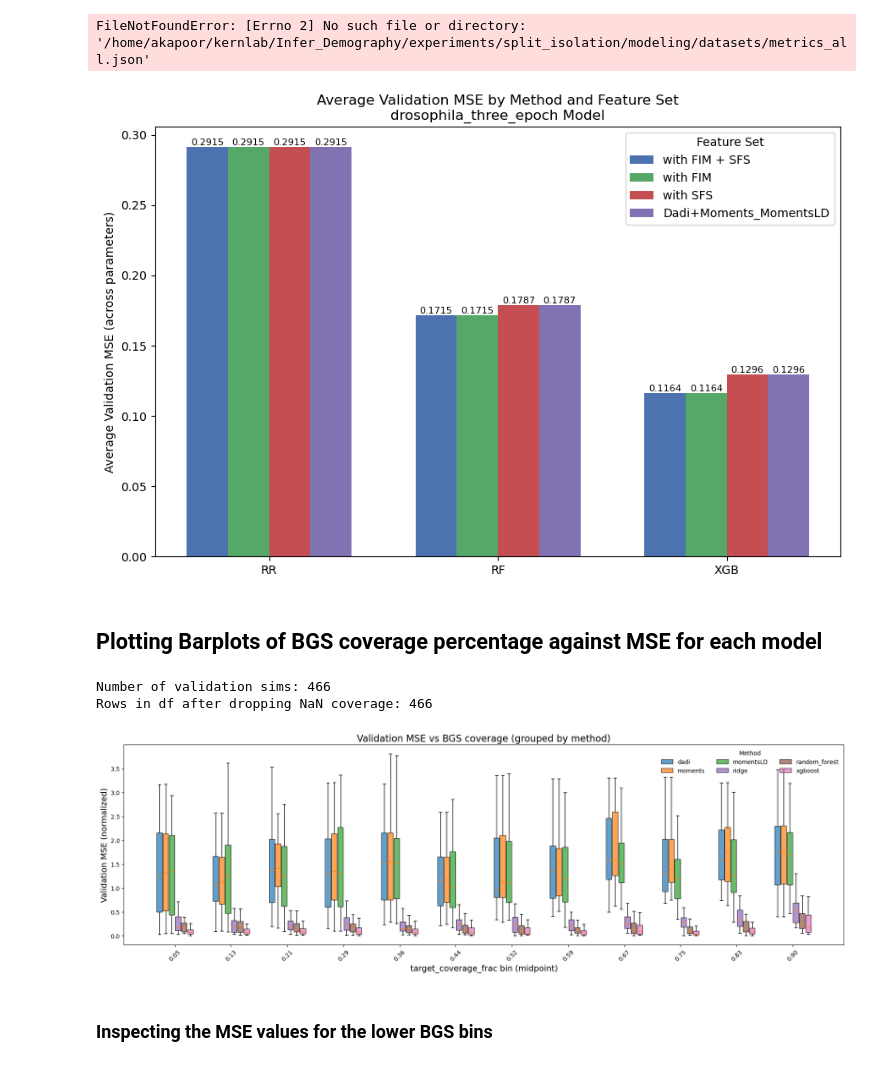
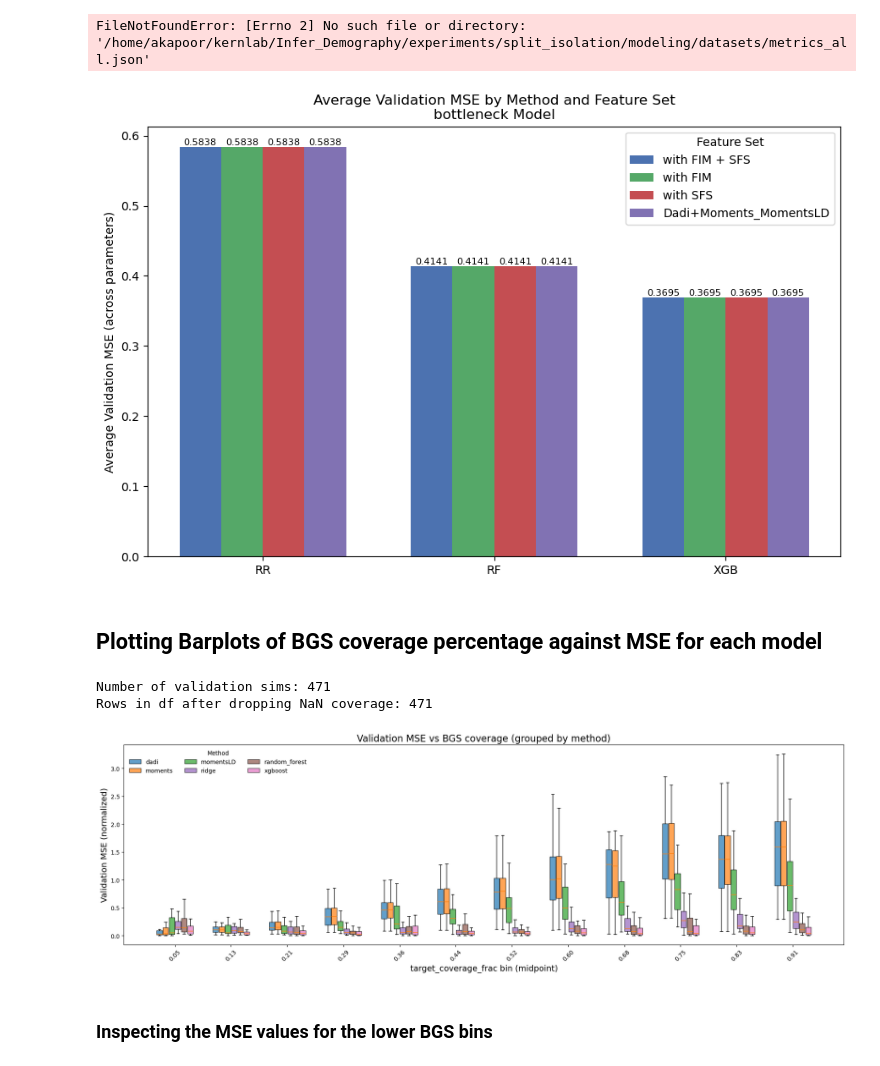
Before and after one commit to ak1376/Infer_Demography, a Jupyter notebook: notebooks/visualization.ipynb, the cells around one changed output. Saved outputs shown, nothing was run; the diff lists cells and outputs as text; code cells hidden in the pictures.

```diff
--- a/notebooks/visualization.ipynb
+++ b/notebooks/visualization.ipynb
@@ -149,13 +149,14 @@ import json
 import matplotlib.pyplot as plt
 import numpy as np
 
-experiment_name = 'drosophila_three_epoch'
+experiment_dir = 'experiments'
+experiment_name = 'bottleneck'
 model_type = 'modeling_wo_FIM_wo_SFSresids'
 
-metrics_path = f'/projects/kernlab/akapoor/Infer_Demography/experiments/{experiment_name}/{model_type}/datasets/metrics_all.json'
-ridge_path = f'/projects/kernlab/akapoor/Infer_Demography/experiments/{experiment_name}/{model_type}/linear_ridge/linear_model_error_ridge.json'
-rf_path = f'/projects/kernlab/akapoor/Infer_Demography/experiments/{experiment_name}/{model_type}/random_forest/random_forest_model_error.json'
-xgb_path = f'/projects/kernlab/akapoor/Infer_Demography/experiments/{experiment_name}/{model_type}/xgboost/xgb_model_error.json'
+metrics_path = f'/projects/kernlab/akapoor/Infer_Demography/{experiment_dir}/{experiment_name}/{model_type}/datasets/metrics_all.json'
+ridge_path = f'/projects/kernlab/akapoor/Infer_Demography/{experiment_dir}/{experiment_name}/{model_type}/linear_ridge/linear_model_error_ridge.json'
+rf_path = f'/projects/kernlab/akapoor/Infer_Demography/{experiment_dir}/{experiment_name}/{model_type}/random_forest/random_forest_model_error.json'
+xgb_path = f'/projects/kernlab/akapoor/Infer_Demography/{experiment_dir}/{experiment_name}/{model_type}/xgboost/xgb_model_error.json'
 with open(metrics_path) as f:
     metrics = json.load(f)
 with open(ridge_path) as f:
@@ -175,7 +176,7 @@ param_keys = set()
 for m_dict in model_dicts:
     if 'validation_mse' in m_dict:
         param_keys.update(m_dict['validation_mse'].keys())
-param_keys = sorted(param_keys)
+param_keys = sorted(param_keys - {'bgs_target_coverage_frac'})
 
 for param in param_keys:
     mse_dict = {}
@@ -279,7 +278,7 @@ import json, os
 import matplotlib.pyplot as plt
 import numpy as np
 
-experiment_name = 'drosophila_three_epoch'
+experiment_name = 'bottleneck'
 # Set to 'constrained_analysis' if you want to look at constrained analysis results, otherwise leave as None
 analysis_type = None  # Change to 'constrained_analysis' if needed
 
@@ -355,7 +354,7 @@ ax.legend(title="Feature Set")
 plt.tight_layout()
 plt.show()
 # %% [output]
-[figure, old version]
+[figure, new version]
 # %%
 import pickle
 with open('/sietch_colab/akapoor/Infer_Demography/experiments/split_isolation/modeling_w_FIM_w_SFSresids/random_forest/random_forest_mdl_obj.pkl', 'rb') as f:
@@ -375,10 +374,10 @@ import matplotlib.pyplot as plt
 # 1. Load validation features to get sim IDs
 # ------------------------------------------------------------------------------
 
-model = 'drosophila_three_epoch'
+model = 'IM_symmetric'
 model_type = 'modeling_wo_FIM_wo_SFSresids'
 
-val_feat_path = f"/home/akapoor/kernlab/Infer_Demography/experiments/{model}/{model_type}/datasets/validation_features.pkl"
+val_feat_path = f"/home/akapoor/kernlab/Infer_Demography/experiments/{model}/{model_type}/datasets/val_features.pkl"
 with open(val_feat_path, "rb") as f:
     validation_features = pickle.load(f)
 
@@ -405,10 +404,10 @@ coverage_vals = np.array(coverage_vals)
 # ------------------------------------------------------------------------------
 datasets_dir = Path(f"/home/akapoor/kernlab/Infer_Demography/experiments/{model}/{model_type}/datasets")
 
-with open(datasets_dir / "normalized_validation_features.pkl", "rb") as f:
+with open(datasets_dir / "normalized_val_features.pkl", "rb") as f:
     X_val = pickle.load(f)
 
-with open(datasets_dir / "normalized_validation_targets.pkl", "rb") as f:
+with open(datasets_dir / "normalized_val_targets.pkl", "rb") as f:
     y_val = pickle.load(f)
 
 param_names = list(y_val.columns)
@@ -526,36 +525,36 @@ for i, method in enumerate(methods):
     if all(len(g) == 0 for g in groups):
         continue
 
     bp = ax.boxplot(
         groups,
         positions=positions,
         widths=width * 0.9,
         showfliers=False,
         patch_artist=True,
         manage_ticks=False,
     )
 
     for patch in bp["boxes"]:
         patch.set_facecolor(colors[method])
         patch.set_alpha(0.7)
 
     # For legend: grab one representative box
     legend_handles.append(bp["boxes"][0])
     bp["boxes"][0].set_label(method)
 
 ax.set_xticks(bin_positions)
 ax.set_xticklabels(bin_labels, rotation=45)
 ax.set_xlabel("target_coverage_frac bin (midpoint)", fontsize=14)
 ax.set_ylabel("Validation MSE (normalized)", fontsize=14)
 ax.set_title("Validation MSE vs BGS coverage (grouped by method)", fontsize=16)
 
 ax.legend(handles=legend_handles, title="Method", frameon=False, ncol=3)
 fig.tight_layout()
 plt.show()
 # %% [output]
-Number of validation sims: 466
-Rows in df after dropping NaN coverage: 466
+Number of validation sims: 471
+Rows in df after dropping NaN coverage: 471
-[figure, old version]
+[figure, new version]
 # %% [markdown]
 ### Inspecting the MSE values for the lower BGS bins
 # %%
```
Also changed, not shown: parts of 2 cells of this notebook, 25 other files.
